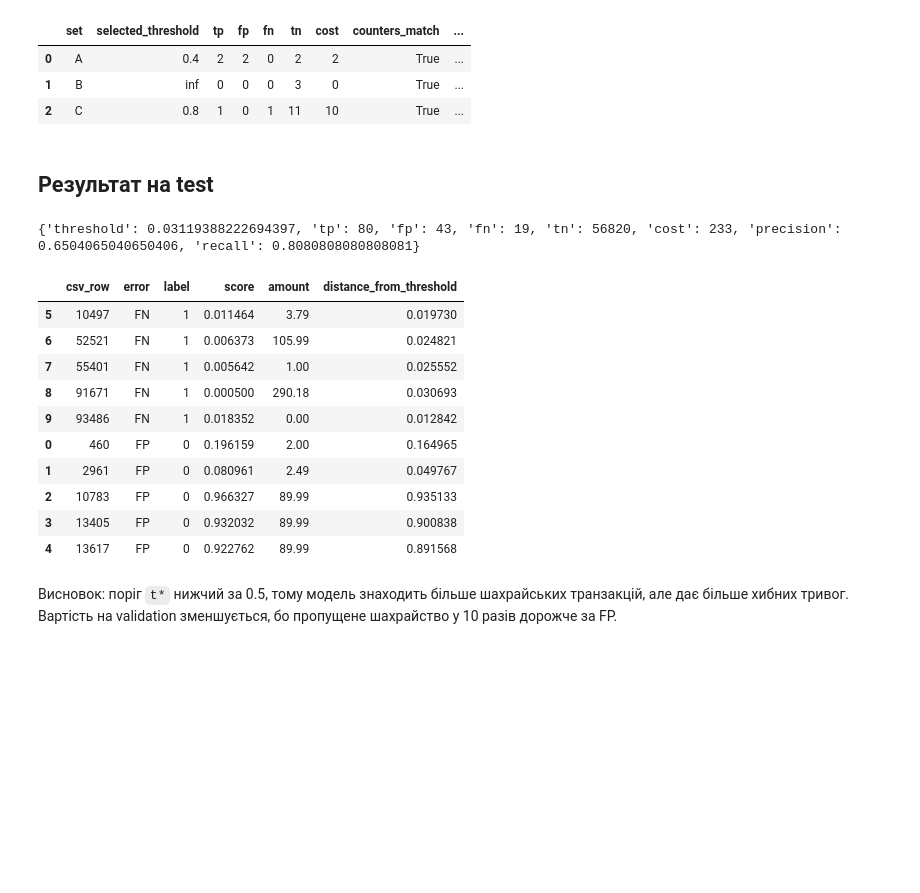
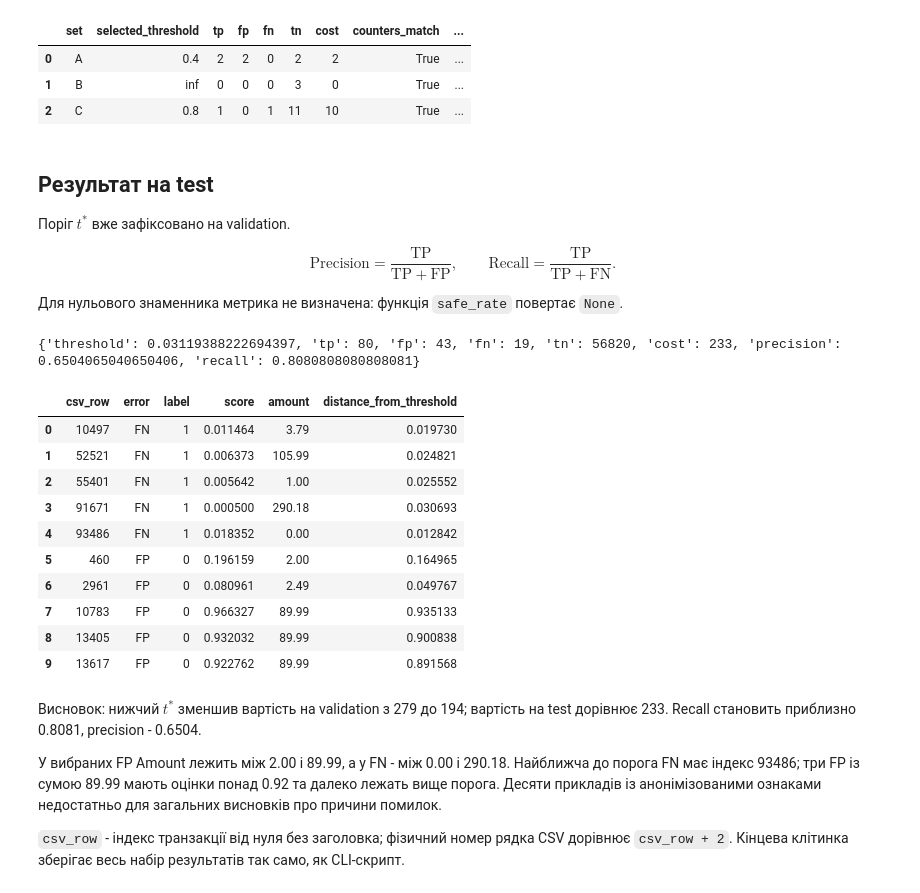
Before and after one commit to LatkoArtem/deep-learning, a Jupyter notebook: lab2/lab2.ipynb, the cells around one changed output. Drawn from its saved outputs; the diff is of its cells as text; code cells hidden in the pictures; blank space fills up the shorter version.

```diff
--- a/lab2/lab2.ipynb
+++ b/lab2/lab2.ipynb
@@ -130,29 +148,41 @@ assert toy_summary['selected_match'].all()
 | 2 | C | 0.8 | 1 | 0 | 1 | 11 | 10 | True | ... |
 # %% [markdown]
 ## Результат на test
+
+Поріг $t^*$ вже зафіксовано на validation.
+
+$$
+\mathrm{Precision}=\frac{\mathrm{TP}}{\mathrm{TP}+\mathrm{FP}},
+\qquad
+\mathrm{Recall}=\frac{\mathrm{TP}}{\mathrm{TP}+\mathrm{FN}}.
+$$
+
+Для нульового знаменника метрика не визначена: функція `safe_rate` повертає `None`.
 # %%
 test_counts = add_cost(counts(data['test_y'], data['test_scores'], threshold))
-test_counts['precision'] = test_counts['tp'] / (test_counts['tp'] + test_counts['fp'])
-test_counts['recall'] = test_counts['tp'] / (test_counts['tp'] + test_counts['fn'])
+test_counts['precision'] = safe_rate(test_counts['tp'], test_counts['tp'] + test_counts['fp'])
+test_counts['recall'] = safe_rate(test_counts['tp'], test_counts['tp'] + test_counts['fn'])
 print(test_counts)
 
-_, selected_errors = save_errors(
-    out, data['test_row_ids'], data['test_y'], data['test_scores'],
-    data['test_amount'], threshold
-)
+report = analyze_saved(out)
+selected_errors = pd.read_csv(out / 'test_errors.csv')
 display(selected_errors)
 # %% [output]
 {'threshold': 0.03119388222694397, 'tp': 80, 'fp': 43, 'fn': 19, 'tn': 56820, 'cost': 233, 'precision': 0.6504065040650406, 'recall': 0.8080808080808081}
 |  | csv_row | error | label | score | amount | distance_from_threshold |
-| 5 | 10497 | FN | 1 | 0.011464 | 3.79 | 0.019730 |
-| 6 | 52521 | FN | 1 | 0.006373 | 105.99 | 0.024821 |
-| 7 | 55401 | FN | 1 | 0.005642 | 1.00 | 0.025552 |
-| 8 | 91671 | FN | 1 | 0.000500 | 290.18 | 0.030693 |
-| 9 | 93486 | FN | 1 | 0.018352 | 0.00 | 0.012842 |
-| 0 | 460 | FP | 0 | 0.196159 | 2.00 | 0.164965 |
-| 1 | 2961 | FP | 0 | 0.080961 | 2.49 | 0.049767 |
-| 2 | 10783 | FP | 0 | 0.966327 | 89.99 | 0.935133 |
-| 3 | 13405 | FP | 0 | 0.932032 | 89.99 | 0.900838 |
-| 4 | 13617 | FP | 0 | 0.922762 | 89.99 | 0.891568 |
+| 0 | 10497 | FN | 1 | 0.011464 | 3.79 | 0.019730 |
+| 1 | 52521 | FN | 1 | 0.006373 | 105.99 | 0.024821 |
+| 2 | 55401 | FN | 1 | 0.005642 | 1.00 | 0.025552 |
+| 3 | 91671 | FN | 1 | 0.000500 | 290.18 | 0.030693 |
+| 4 | 93486 | FN | 1 | 0.018352 | 0.00 | 0.012842 |
+| 5 | 460 | FP | 0 | 0.196159 | 2.00 | 0.164965 |
+| 6 | 2961 | FP | 0 | 0.080961 | 2.49 | 0.049767 |
+| 7 | 10783 | FP | 0 | 0.966327 | 89.99 | 0.935133 |
+| 8 | 13405 | FP | 0 | 0.932032 | 89.99 | 0.900838 |
+| 9 | 13617 | FP | 0 | 0.922762 | 89.99 | 0.891568 |
 # %% [markdown]
-Висновок: поріг `t*` нижчий за 0.5, тому модель знаходить більше шахрайських транзакцій, але дає більше хибних тривог. Вартість на validation зменшується, бо пропущене шахрайство у 10 разів дорожче за FP.
+Висновок: нижчий $t^*$ зменшив вартість на validation з 279 до 194; вартість на test дорівнює 233. Recall становить приблизно 0.8081, precision - 0.6504.
+
+У вибраних FP Amount лежить між 2.00 і 89.99, а у FN - між 0.00 і 290.18. Найближча до порога FN має індекс 93486; три FP із сумою 89.99 мають оцінки понад 0.92 та далеко лежать вище порога. Десяти прикладів із анонімізованими ознаками недостатньо для загальних висновків про причини помилок.
+
+`csv_row` - індекс транзакції від нуля без заголовка; фізичний номер рядка CSV дорівнює `csv_row + 2`. Кінцева клітинка зберігає весь набір результатів так само, як CLI-скрипт.
```
Also changed, not shown: parts of 5 cells of this notebook, 8 other files.
